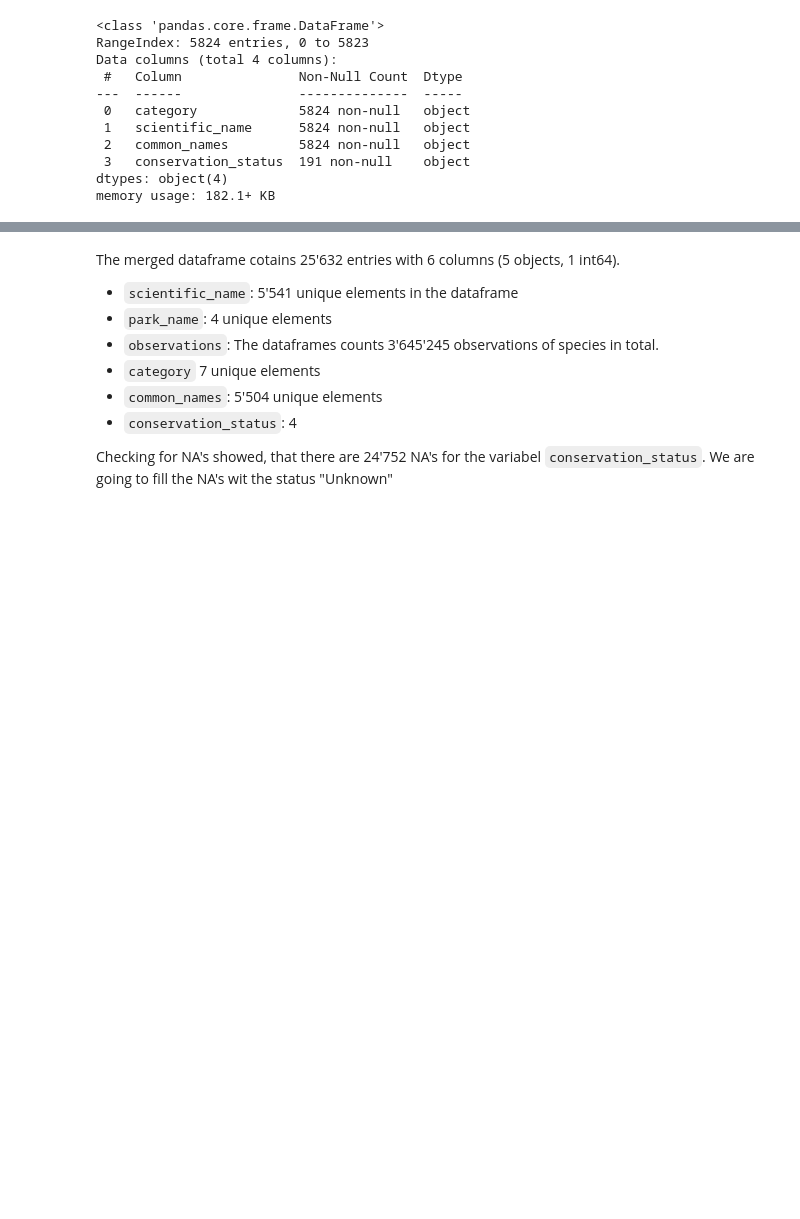
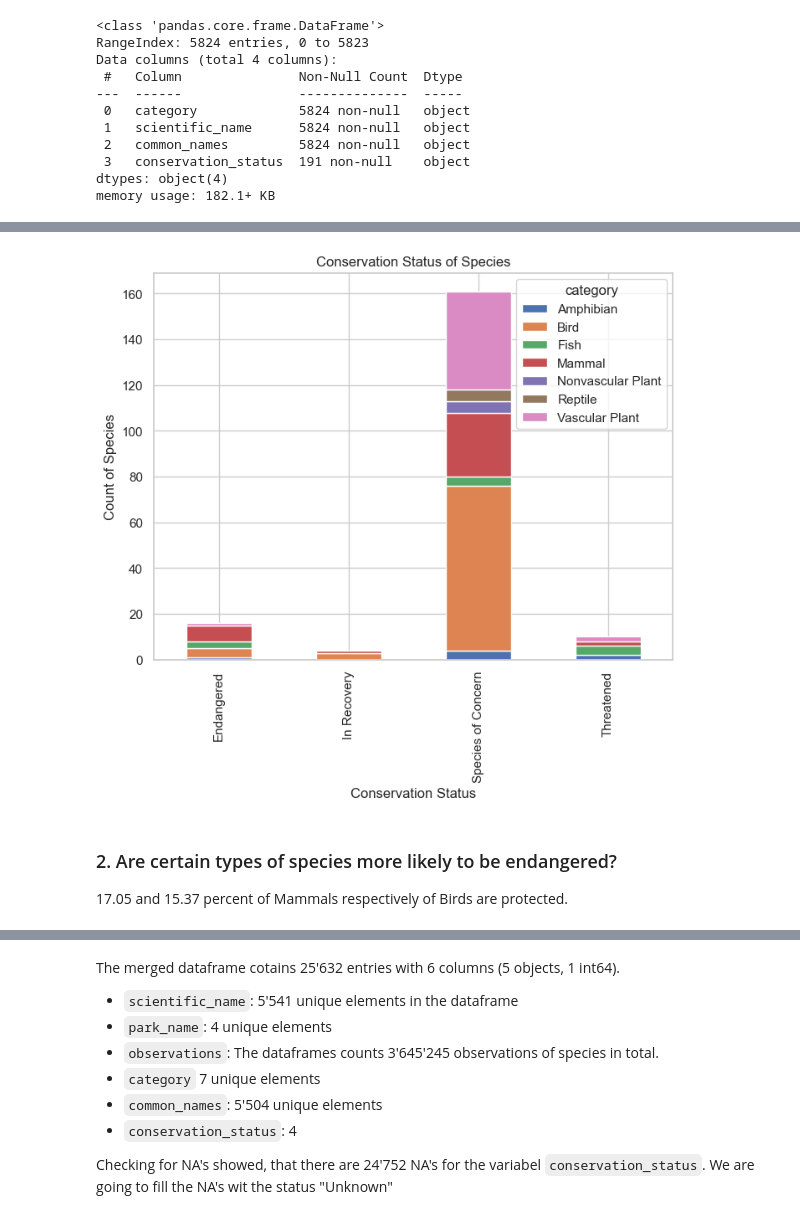
Before and after one commit to fmpberger88/biodiversity, a Jupyter notebook: biodiversity.ipynb, the cells around one changed output, grey strips where cells are left out. Cells and saved outputs as stored; diff of their text form; code cells hidden in the pictures; blank space fills up the shorter version.

```diff
--- a/biodiversity.ipynb
+++ b/biodiversity.ipynb
@@ -53,0 +137,4 @@ memory usage: 182.1+ KB
+# %%
+species_conservation = species[species.conservation_status != "No Intervention"].groupby(["conservation_status", "category"])["scientific_name"].count().unstack()
+
+print(species_conservation)
@@ -53,0 +155,15 @@ memory usage: 182.1+ KB
+# %%
+ax = species_conservation.plot(kind="bar", stacked=True, figsize=(8,6))
+
+ax.set_xlabel("Conservation Status")
+ax.set_ylabel("Count of Species")
+ax.set_title("Conservation Status of Species")
+
+plt.show()
+plt.close()
+# %% [output]
+[figure, added]
+# %% [markdown]
+### 2. Are certain types of species more likely to be endangered?
+
+17.05 and 15.37 percent of Mammals respectively of Birds are protected.
```
Also changed, not shown: parts of 17 cells of this notebook.
